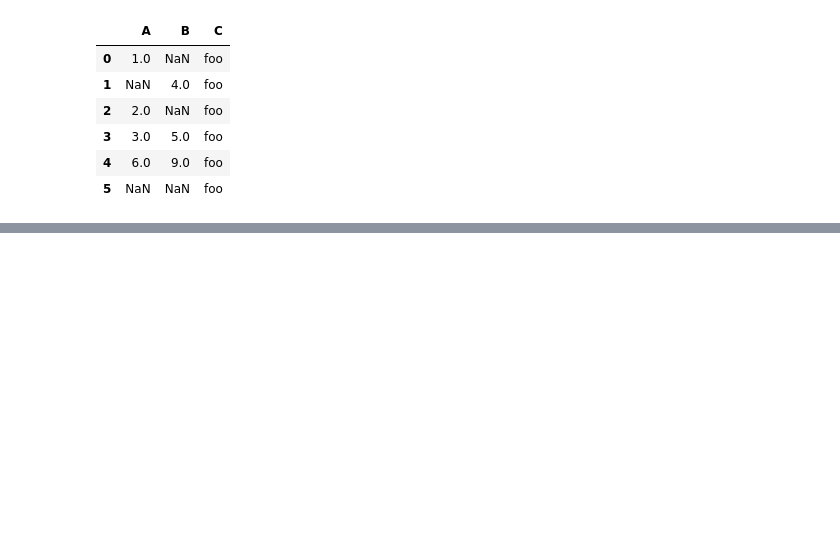
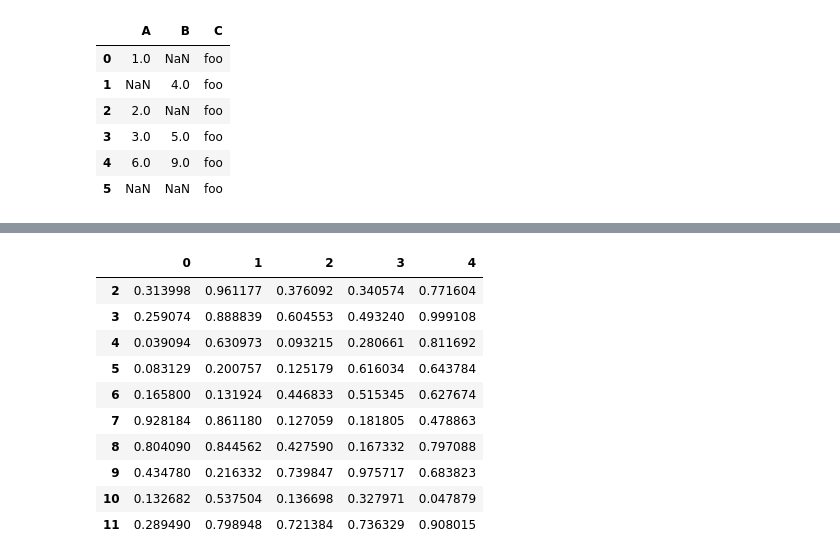
Before and after one commit to knightzz1998/ModelWhale, a Jupyter notebook: pandas/Pandas基础命令速查表.ipynb, the cells around one changed output, grey strips where cells are left out. Saved outputs shown, nothing was run; the diff lists cells and outputs as text; code cells hidden in the pictures; blank space fills up the shorter version.

```diff
--- a/pandas/Pandas基础命令速查表.ipynb
+++ b/pandas/Pandas基础命令速查表.ipynb
@@ -413,0 +541,17 @@ res
+# %%
+# 改变全体索引
+df = pd.DataFrame(np.random.rand(10,5))
+# x 是原本的索引
+df.rename(index=lambda x:x + 2)
+# %% [output]
+|  | 0 | 1 | 2 | 3 | 4 |
+| 2 | 0.313998 | 0.961177 | 0.376092 | 0.340574 | 0.771604 |
+| 3 | 0.259074 | 0.888839 | 0.604553 | 0.493240 | 0.999108 |
+| 4 | 0.039094 | 0.630973 | 0.093215 | 0.280661 | 0.811692 |
+| 5 | 0.083129 | 0.200757 | 0.125179 | 0.616034 | 0.643784 |
+| 6 | 0.165800 | 0.131924 | 0.446833 | 0.515345 | 0.627674 |
+| 7 | 0.928184 | 0.861180 | 0.127059 | 0.181805 | 0.478863 |
+| 8 | 0.804090 | 0.844562 | 0.427590 | 0.167332 | 0.797088 |
+| 9 | 0.434780 | 0.216332 | 0.739847 | 0.975717 | 0.683823 |
+| 10 | 0.132682 | 0.537504 | 0.136698 | 0.327971 | 0.047879 |
+| 11 | 0.289490 | 0.798948 | 0.721384 | 0.736329 | 0.908015 |
```
Also changed, not shown: parts of 42 cells of this notebook.
